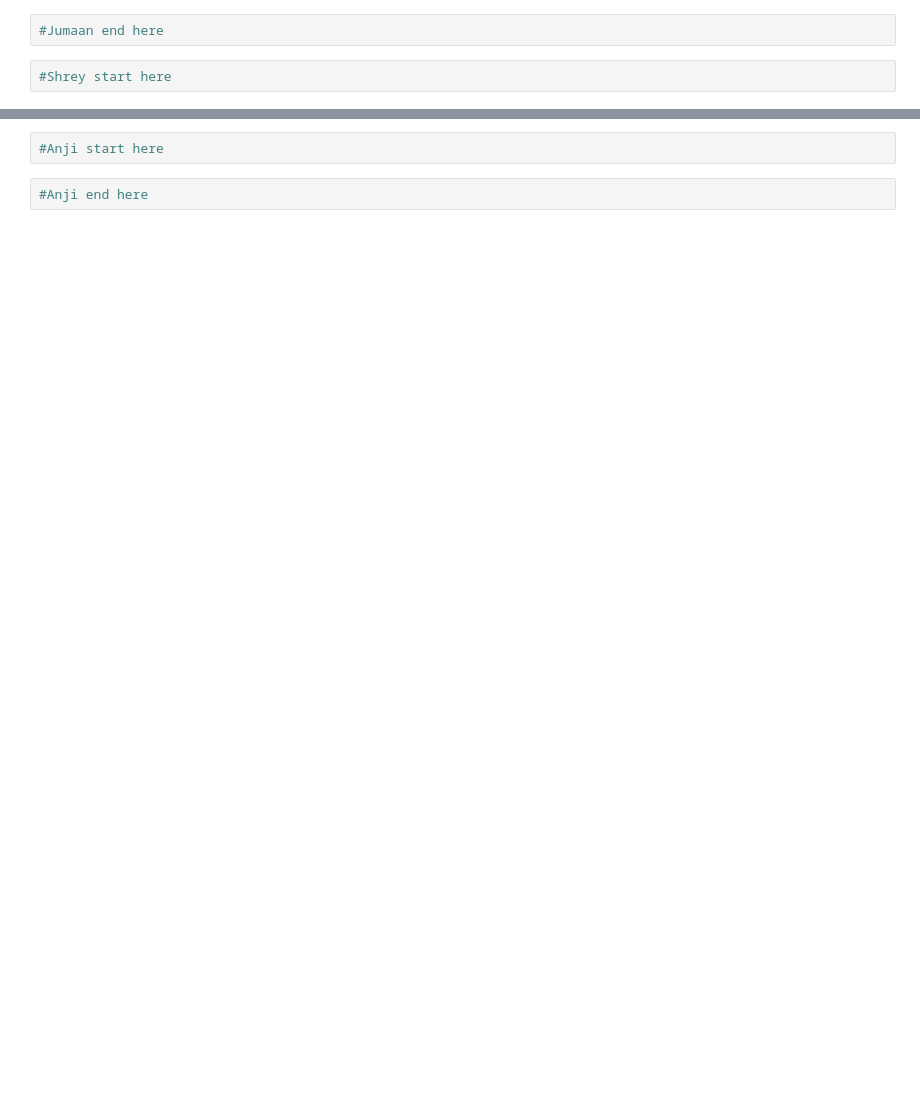
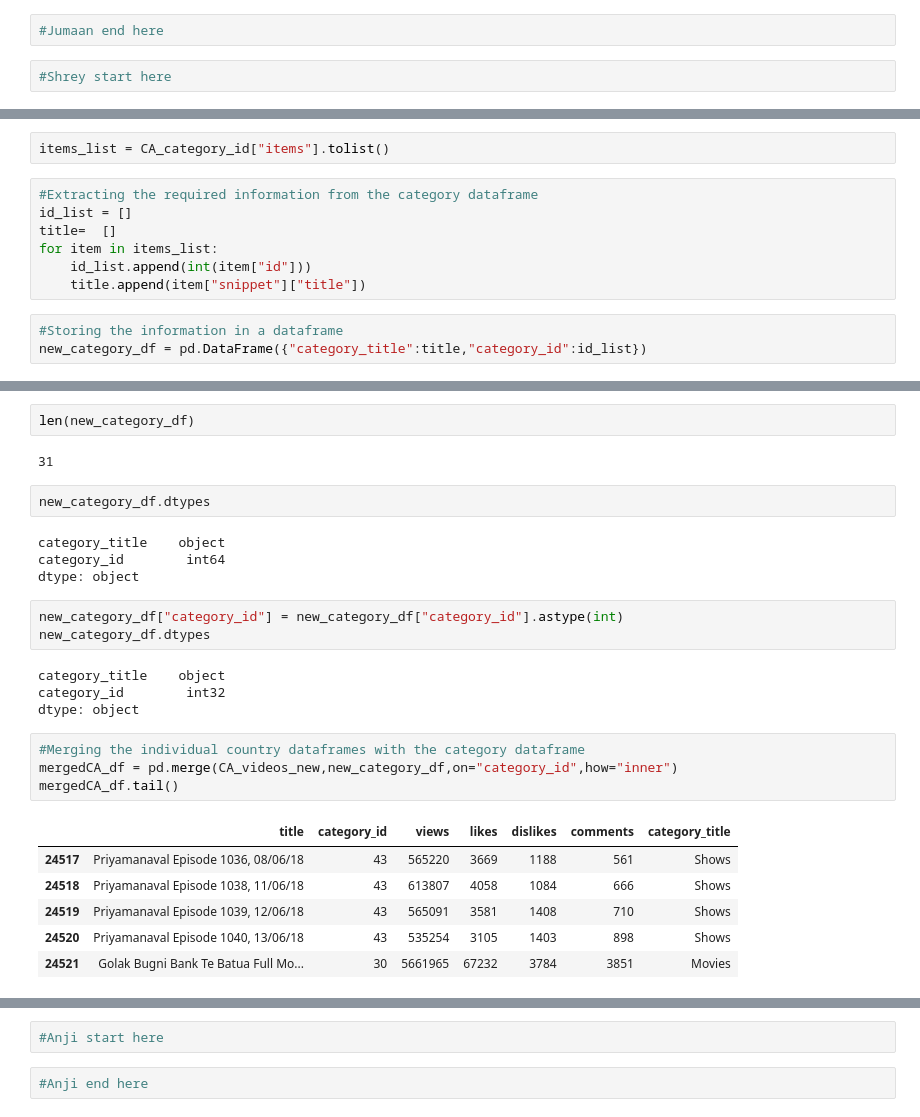
Before and after one commit to gjumaan/trending-youtube-etl, a Jupyter notebook: etl-notebook.ipynb, the cells around one changed output, grey strips where cells are left out. Saved outputs shown, nothing was run; the diff lists cells and outputs as text; blank space fills up the shorter version.

```diff
--- a/etl-notebook.ipynb
+++ b/etl-notebook.ipynb
@@ -52,0 +158,12 @@ US_merged.head()
+# %%
+items_list = CA_category_id["items"].tolist()
+# %%
+#Extracting the required information from the category dataframe
+id_list = []
+title=  []
+for item in items_list:
+    id_list.append(int(item["id"]))
+    title.append(item["snippet"]["title"])
+# %%
+#Storing the information in a dataframe
+new_category_df = pd.DataFrame({"category_title":title,"category_id":id_list})
@@ -52,0 +179,28 @@ US_merged.head()
+# %%
+len(new_category_df)
+# %% [output]
+31
+# %%
+new_category_df.dtypes
+# %% [output]
+category_title    object
+category_id        int64
+dtype: object
+# %%
+new_category_df["category_id"] = new_category_df["category_id"].astype(int)
+new_category_df.dtypes
+# %% [output]
+category_title    object
+category_id        int32
+dtype: object
+# %%
+#Merging the individual country dataframes with the category dataframe
+mergedCA_df = pd.merge(CA_videos_new,new_category_df,on="category_id",how="inner")
+mergedCA_df.tail()
+# %% [output]
+|  | title | category_id | views | likes | dislikes | comments | category_title |
+| 24517 | Priyamanaval Episode 1036, 08/06/18 | 43 | 565220 | 3669 | 1188 | 561 | Shows |
+| 24518 | Priyamanaval Episode 1038, 11/06/18 | 43 | 613807 | 4058 | 1084 | 666 | Shows |
+| 24519 | Priyamanaval Episode 1039, 12/06/18 | 43 | 565091 | 3581 | 1408 | 710 | Shows |
+| 24520 | Priyamanaval Episode 1040, 13/06/18 | 43 | 535254 | 3105 | 1403 | 898 | Shows |
+| 24521 | Golak Bugni Bank Te Batua Full Mo... | 30 | 5661965 | 67232 | 3784 | 3851 | Movies |
```
Also changed, not shown: parts of 18 cells of this notebook.
